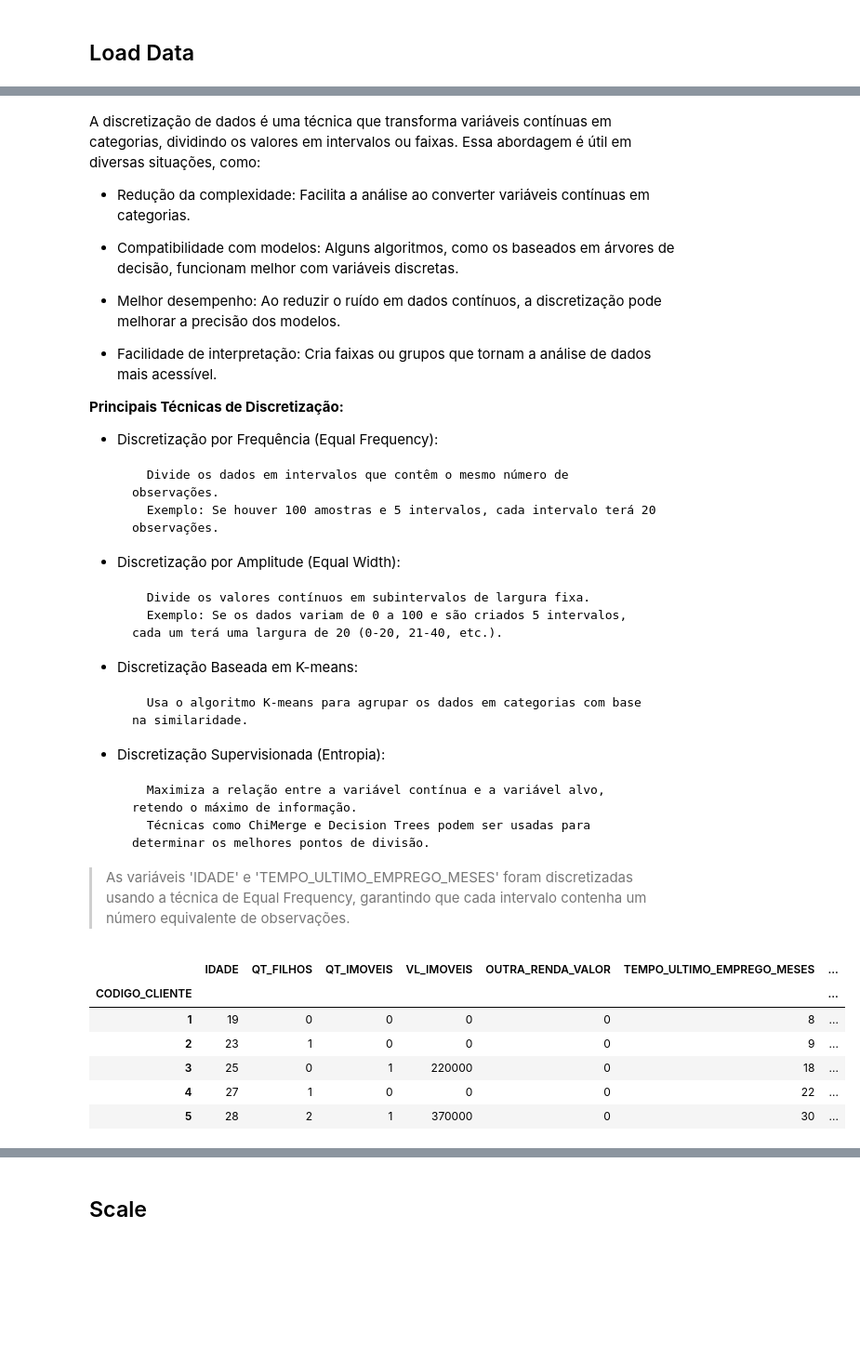
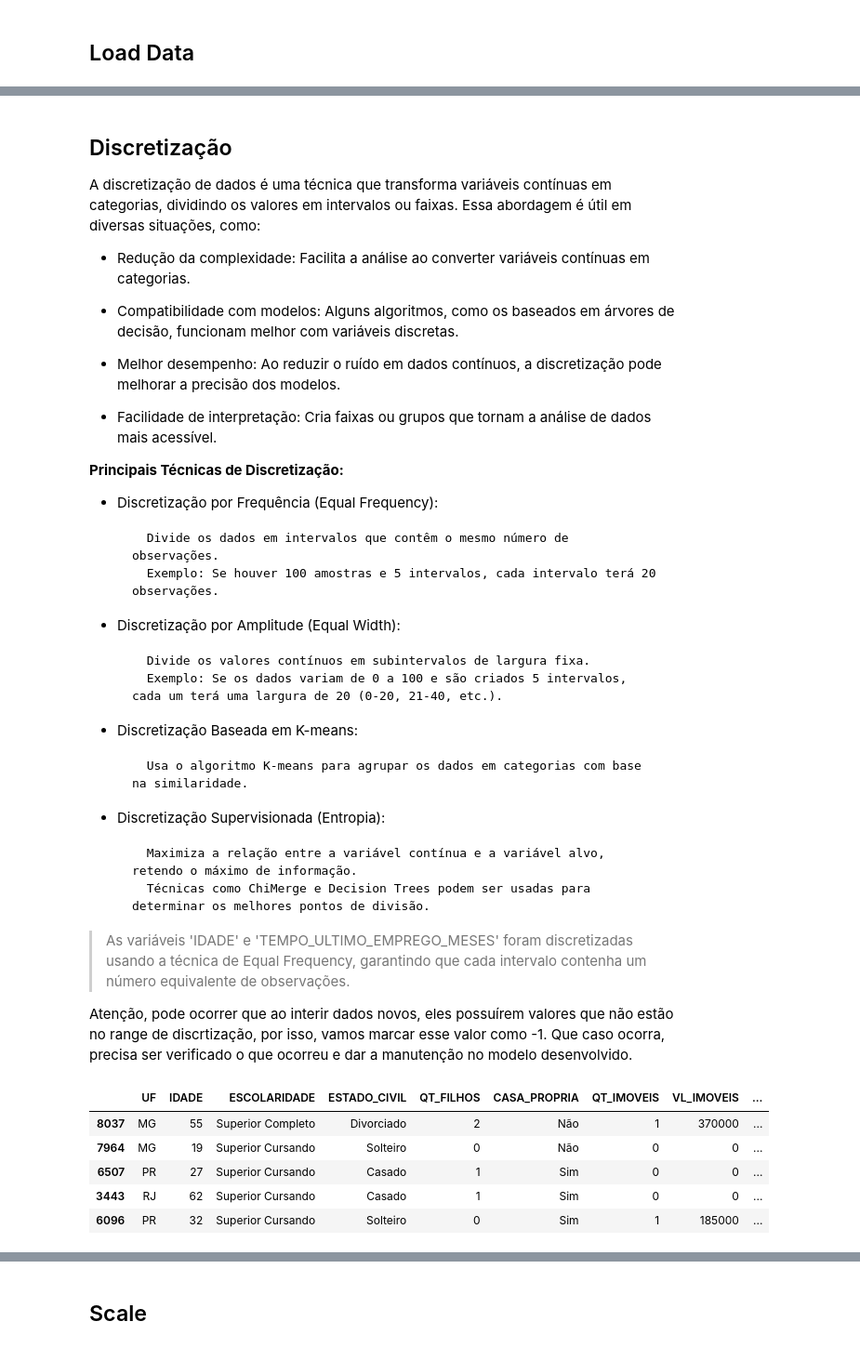
Before and after one commit to AnnaPaulaFigueiredo/credit-score, a Jupyter notebook: machine_learning_models.ipynb, the cells around one changed output, grey strips where cells are left out. Shown at 93% size. Drawn from its saved outputs; the diff is of its cells as text; code cells hidden in the pictures; blank space fills up the shorter version.

```diff
--- a/machine_learning_models.ipynb
+++ b/machine_learning_models.ipynb
@@ -4,0 +3,18 @@ import pandas as pd
+# %%
+import pandas as pd
+from sklearn.preprocessing import MinMaxScaler, StandardScaler
+from sklearn.tree import DecisionTreeClassifier
+from sklearn.preprocessing import KBinsDiscretizer
+
+from sklearn.model_selection import train_test_split # Utilizado para separar dados de treino e teste
+from sklearn.preprocessing import StandardScaler # Utilizado para fazer a normalização dos dados
+from sklearn.preprocessing import MinMaxScaler # Utilizado para fazer a normalização dos dados
+from sklearn.preprocessing import LabelEncoder # Utilizado para fazer o OneHotEncoding
+from sklearn.linear_model import LinearRegression # Algoritmo de Regressão Linear
+from sklearn.metrics import mean_absolute_error, mean_squared_error, r2_score
+
+import numpy as np
+import warnings
+warnings.filterwarnings("ignore")
+pd.set_option('display.float_format', '{:.2f}'.format)
+pd.set_option('display.max_columns', None)
@@ -19,0 +132,2 @@ df.head()
+# %%
+X_train, X_test, y_train, y_test = train_test_split(df.drop(columns=["SCORE"]), df['SCORE'], test_size = 0.3, random_state = 42)
@@ -20,4 +138,6 @@ df.head()
 # %% [markdown]
+## Discretização
+
 A discretização de dados é uma técnica que transforma variáveis contínuas em categorias, dividindo os valores em intervalos ou faixas. Essa abordagem é útil em diversas situações, como:
 
 * Redução da complexidade: Facilita a análise ao converter variáveis contínuas em categorias.
@@ -52,15 +172,18 @@ __Principais Técnicas de Discretização:__
 
 
 > As variáveis 'IDADE' e 'TEMPO_ULTIMO_EMPREGO_MESES' foram discretizadas usando a técnica de Equal Frequency, garantindo que cada intervalo contenha um número equivalente de observações.
+
+
+
+Atenção, pode ocorrer que ao interir dados novos, eles possuírem valores que não estão no range de discrtização, por isso, vamos marcar esse valor como -1. Que caso ocorra, precisa ser verificado o que ocorreu e dar a manutenção no modelo desenvolvido.
 # %%
-df, map_age = discretize_variable_with_map(df, 'IDADE', 'SCORE', technique='equal_frequency', bins=5)
-df, map_range_employer = discretize_variable_with_map(df, 'TEMPO_ULTIMO_EMPREGO_MESES', 'SCORE', technique='equal_frequency', bins=5)
-df.head()
+X_train, map_age = discretize_variable_with_map(X_train, 'IDADE', 'SCORE', technique='equal_frequency', bins=5)
+X_train, map_range_employer = discretize_variable_with_map(X_train, 'TEMPO_ULTIMO_EMPREGO_MESES', 'SCORE', technique='equal_frequency', bins=5)
+X_train.head()
 # %% [output]
-|  | IDADE | QT_FILHOS | QT_IMOVEIS | VL_IMOVEIS | OUTRA_RENDA_VALOR | TEMPO_ULTIMO_EMPREGO_MESES | ... |
-| CODIGO_CLIENTE |  |  |  |  |  |  | ... |
-| 1 | 19 | 0 | 0 | 0 | 0 | 8 | ... |
-| 2 | 23 | 1 | 0 | 0 | 0 | 9 | ... |
-| 3 | 25 | 0 | 1 | 220000 | 0 | 18 | ... |
-| 4 | 27 | 1 | 0 | 0 | 0 | 22 | ... |
-| 5 | 28 | 2 | 1 | 370000 | 0 | 30 | ... |
+|  | UF | IDADE | ESCOLARIDADE | ESTADO_CIVIL | QT_FILHOS | CASA_PROPRIA | QT_IMOVEIS | VL_IMOVEIS | ... |
+| 8037 | MG | 55 | Superior Completo | Divorciado | 2 | Não | 1 | 370000 | ... |
+| 7964 | MG | 19 | Superior Cursando | Solteiro | 0 | Não | 0 | 0 | ... |
+| 6507 | PR | 27 | Superior Cursando | Casado | 1 | Sim | 0 | 0 | ... |
+| 3443 | RJ | 62 | Superior Cursando | Casado | 1 | Sim | 0 | 0 | ... |
+| 6096 | PR | 32 | Superior Cursando | Solteiro | 0 | Sim | 1 | 185000 | ... |
```
Also changed, not shown: parts of 22 cells of this notebook, 2 other files.
